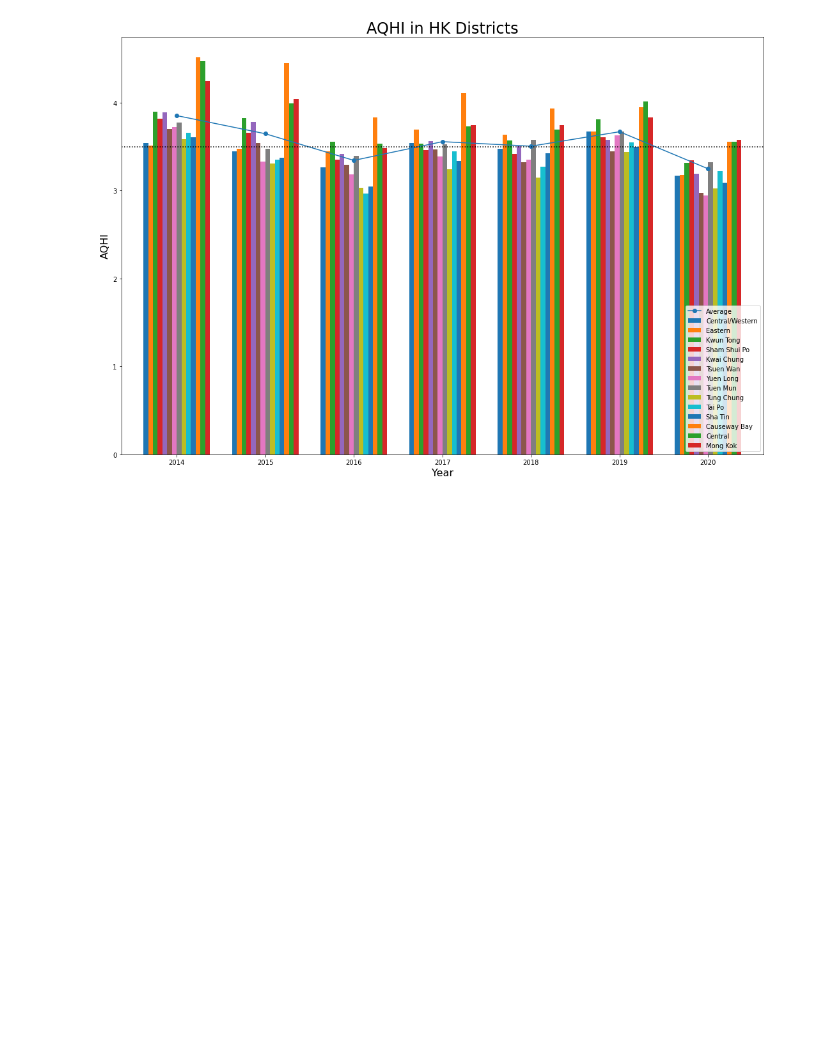
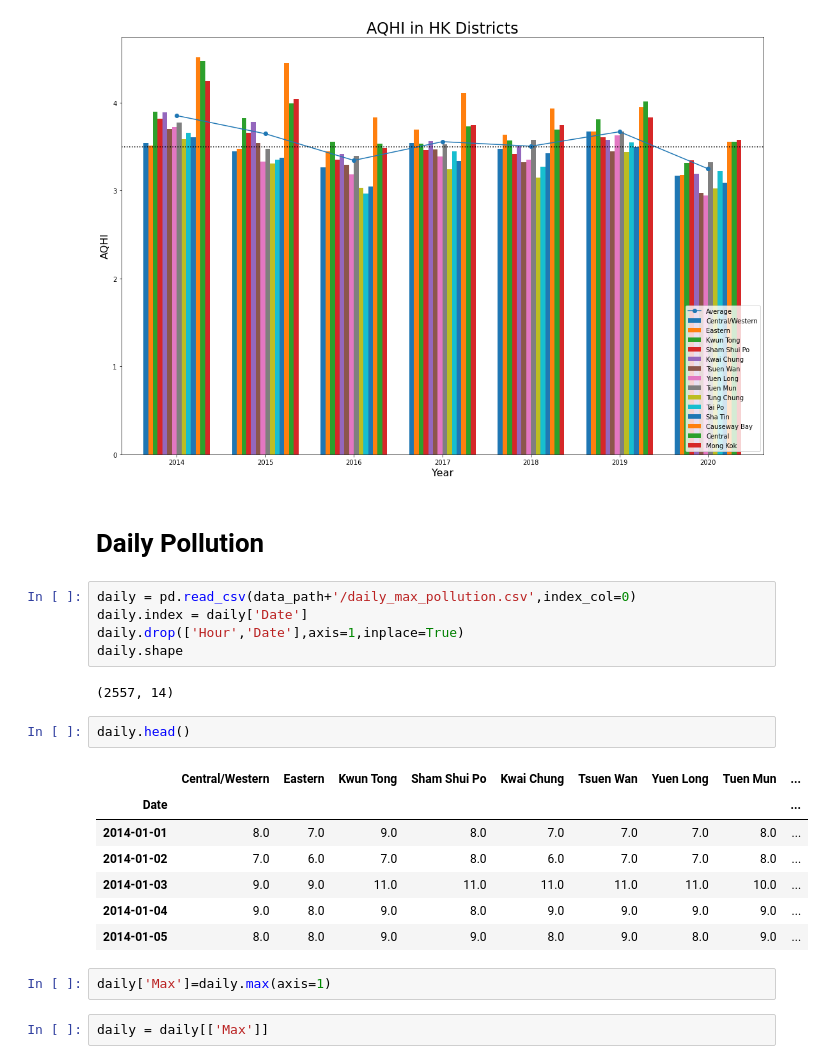
Before and after one commit to taflor/HongKongPollution, a Jupyter notebook: HongKongPollution/notebooks/2.1_HK_Pollution_Weather_EDA.ipynb, the cells around one changed output. Saved outputs shown, nothing was run; the diff lists cells and outputs as text; blank space fills up the shorter version.

```diff
--- a/HongKongPollution/notebooks/2.1_HK_Pollution_Weather_EDA.ipynb
+++ b/HongKongPollution/notebooks/2.1_HK_Pollution_Weather_EDA.ipynb
@@ -491,3 +491,26 @@ plt.axhline(y=3.5, color='black',linestyle=':')
 # %% [output]
 <matplotlib.lines.Line2D at 0x...>
 [figure]
+# %% [markdown]
+# Daily Pollution
+# %%
+daily = pd.read_csv(data_path+'/daily_max_pollution.csv',index_col=0)
+daily.index = daily['Date']
+daily.drop(['Hour','Date'],axis=1,inplace=True)
+daily.shape
+# %% [output]
+(2557, 14)
+# %%
+daily.head()
+# %% [output]
+|  | Central/Western | Eastern | Kwun Tong | Sham Shui Po | Kwai Chung | Tsuen Wan | Yuen Long | Tuen Mun | ... |
+| Date |  |  |  |  |  |  |  |  | ... |
+| 2014-01-01 | 8.0 | 7.0 | 9.0 | 8.0 | 7.0 | 7.0 | 7.0 | 8.0 | ... |
+| 2014-01-02 | 7.0 | 6.0 | 7.0 | 8.0 | 6.0 | 7.0 | 7.0 | 8.0 | ... |
+| 2014-01-03 | 9.0 | 9.0 | 11.0 | 11.0 | 11.0 | 11.0 | 11.0 | 10.0 | ... |
+| 2014-01-04 | 9.0 | 8.0 | 9.0 | 8.0 | 9.0 | 9.0 | 9.0 | 9.0 | ... |
+| 2014-01-05 | 8.0 | 8.0 | 9.0 | 9.0 | 8.0 | 9.0 | 8.0 | 9.0 | ... |
+# %%
+daily['Max']=daily.max(axis=1)
+# %%
+daily = daily[['Max']]
```
Also changed, not shown: parts of 5 cells of this notebook, 3 other files.
